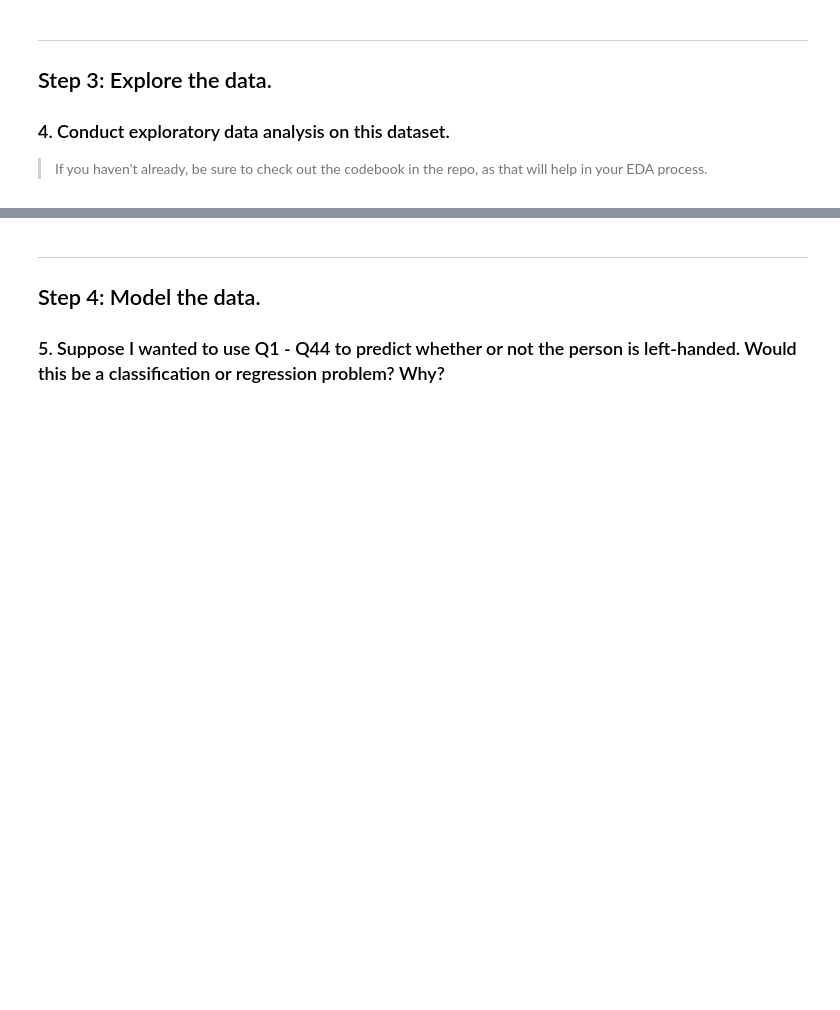
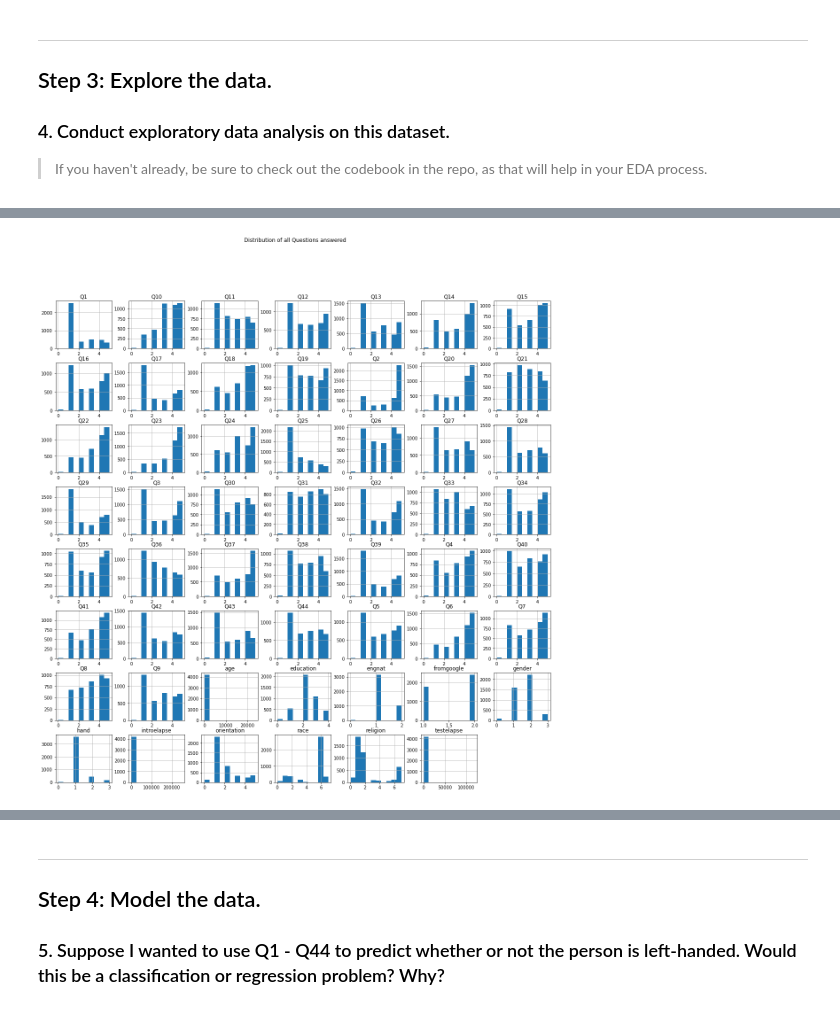
Before and after one commit to viviloaf/general-assembly, a Jupyter notebook: labs/4.01-lab-classification-model-comparison-master/starter-code.ipynb, the cells around one changed output, grey strips where cells are left out. Cells and saved outputs as stored; diff of their text form; code cells hidden in the pictures; blank space fills up the shorter version.

```diff
--- a/labs/4.01-lab-classification-model-comparison-master/starter-code.ipynb
+++ b/labs/4.01-lab-classification-model-comparison-master/starter-code.ipynb
@@ -50,7 +64,7 @@ import numpy as np
 # %%
 data_raw = pd.read_csv('data.csv', delimiter='\t') #Delineated by tabs not commas
 # %%
-data = data_raw.copy() # Work with the new copy
+df = data_raw.copy() # Work with the new copy
 # %% [markdown]
 ### 3. Suppose that, instead of us giving you this data in a file, you were actually conducting a survey to gather this data yourself. From an ethics/privacy point of view, what are three things you might consider when attempting to gather this data?
 > When working with sensitive data like sexual orientation or gender identity, we need to consider how this data could be used if it fell into the wrong hands!
@@ -64,0 +138,5 @@ Answer:
+# %%
+df.hist(figsize=(20, 20));
+plt.suptitle('Distribution of all Questions answered');
+# %% [output]
+[figure, added]
```
Also changed, not shown: parts of 91 cells of this notebook.
